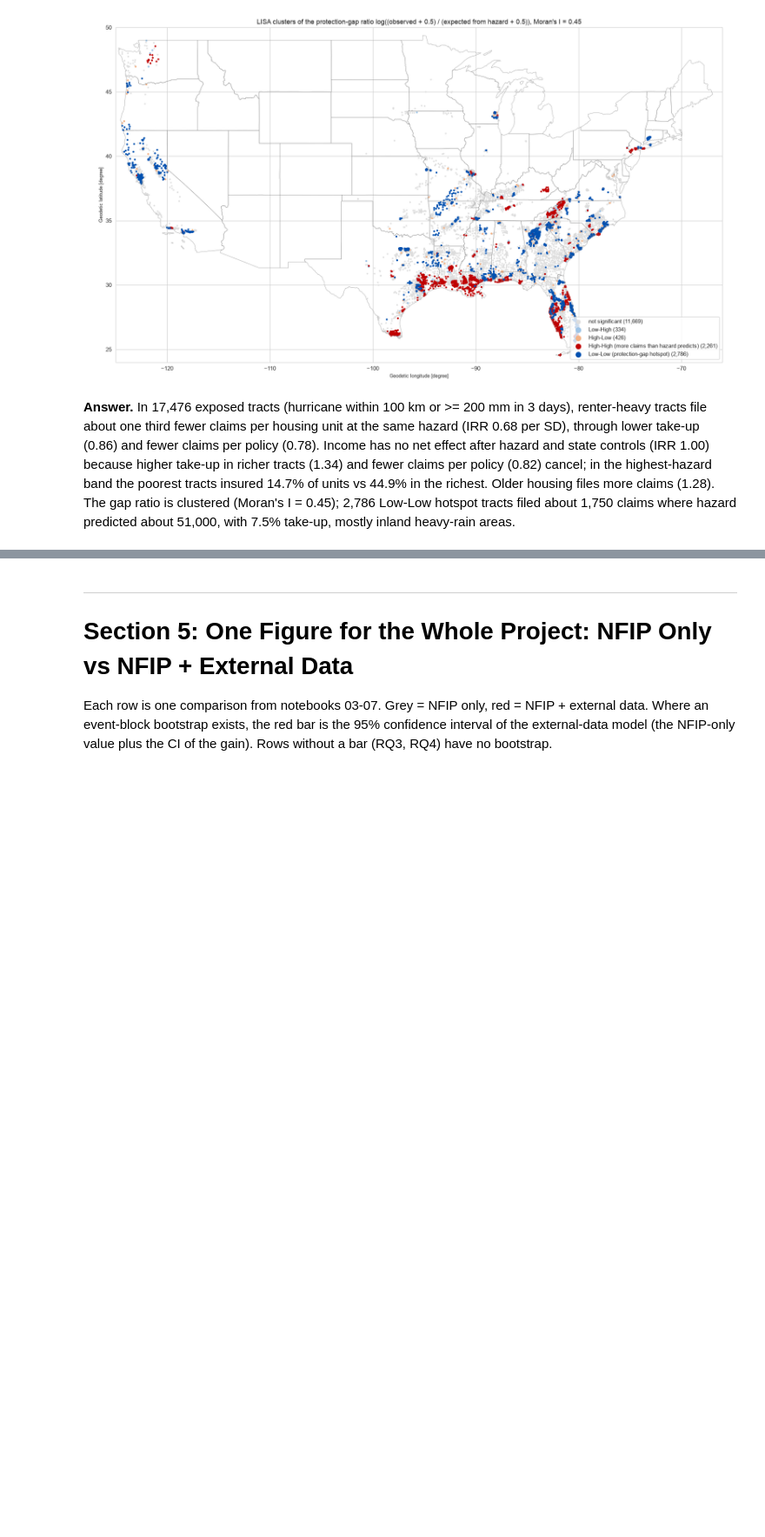
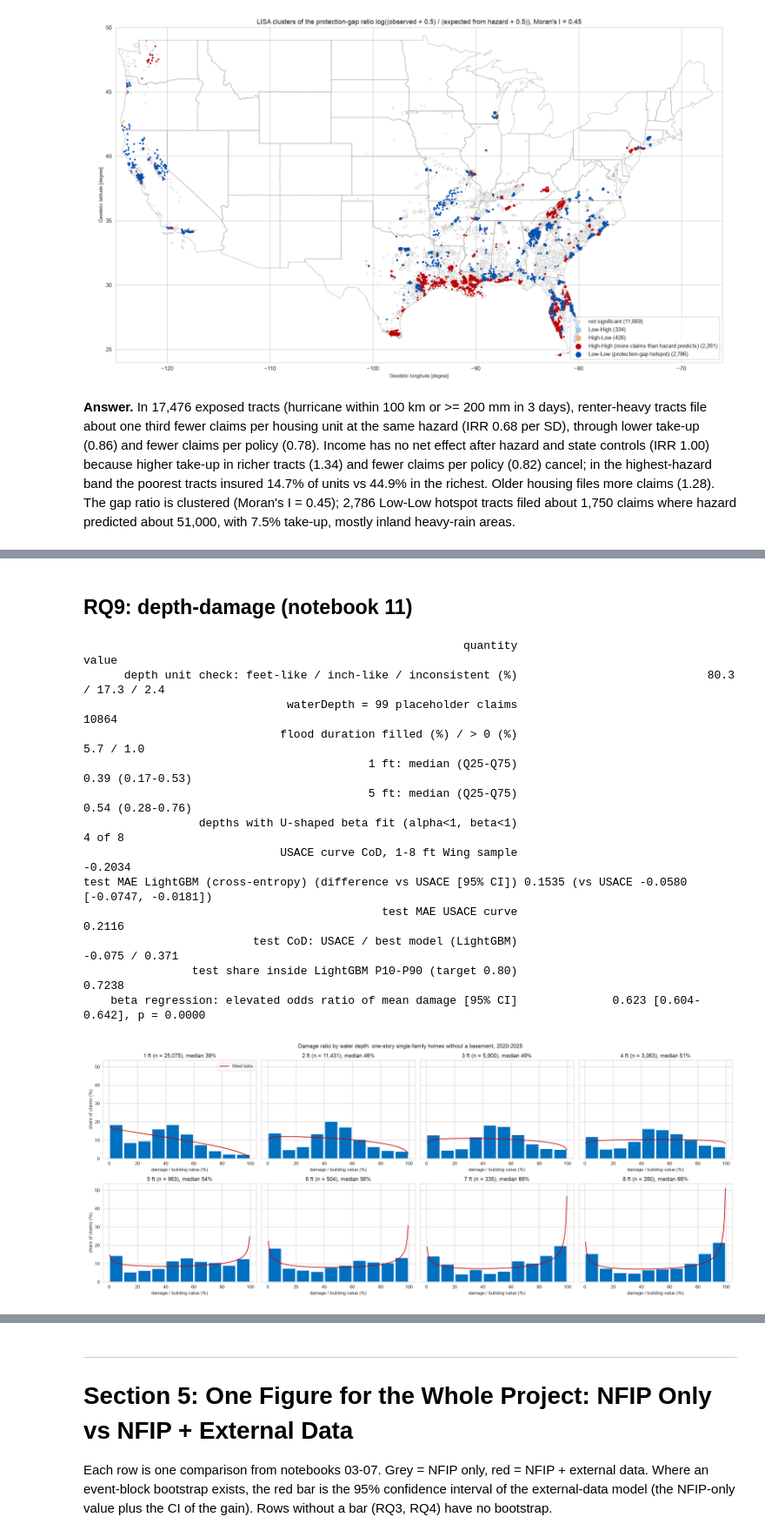
Before and after one commit to VenkatRepaka/nfip, a Jupyter notebook: 99_summary.ipynb, the cells around one changed output, grey strips where cells are left out. Shown at 87% size. Drawn from its saved outputs; the diff is of its cells as text; code cells hidden in the pictures; blank space fills up the shorter version.

```diff
--- a/99_summary.ipynb
+++ b/99_summary.ipynb
@@ -335,0 +369,21 @@ hotspot tracts filed about 1,750 claims where hazard predicted about 51,000, wit
+# %% [markdown]
+## RQ9: depth-damage (notebook 11)
+# %%
+answer_11_rq9 = pd.read_csv(TABLE_DIR / '11_rq9_answer_numbers.csv')
+show_rows(answer_11_rq9, ['depth unit check', 'waterDepth = 99', 'flood duration', '1 ft: median', '5 ft: median', 'depths with U-shaped', 'USACE curve CoD', 'test MAE LightGBM', 'test MAE USACE', 'test CoD', 'test share inside', 'beta regression'])
+display(Image(filename=str(FIGURE_DIR / '11_rq9_bimodal_by_depth.png'), width=1000))
+# %% [output]
+                                                        quantity                                        value
+      depth unit check: feet-like / inch-like / inconsistent (%)                            80.3 / 17.3 / 2.4
+                              waterDepth = 99 placeholder claims                                        10864
+                             flood duration filled (%) / > 0 (%)                                    5.7 / 1.0
+                                          1 ft: median (Q25-Q75)                             0.39 (0.17-0.53)
+                                          5 ft: median (Q25-Q75)                             0.54 (0.28-0.76)
+                 depths with U-shaped beta fit (alpha<1, beta<1)                                       4 of 8
+                             USACE curve CoD, 1-8 ft Wing sample                                      -0.2034
+test MAE LightGBM (cross-entropy) (difference vs USACE [95% CI]) 0.1535 (vs USACE -0.0580 [-0.0747, -0.0181])
+                                            test MAE USACE curve                                       0.2116
+                         test CoD: USACE / best model (LightGBM)                               -0.075 / 0.371
+                test share inside LightGBM P10-P90 (target 0.80)                                       0.7238
+    beta regression: elevated odds ratio of mean damage [95% CI]              0.623 [0.604-0.642], p = 0.0000
+[figure, added]
```
Also changed, not shown: parts of 13 cells of this notebook, 31 other files.
